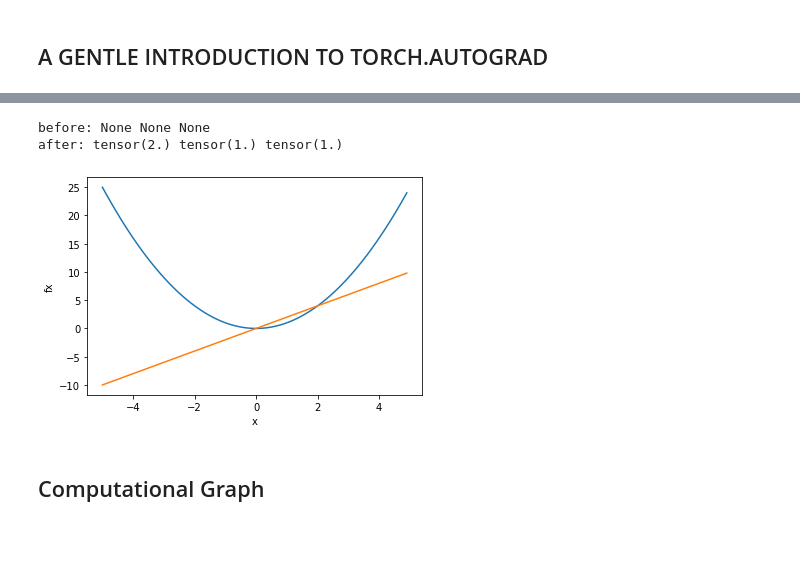
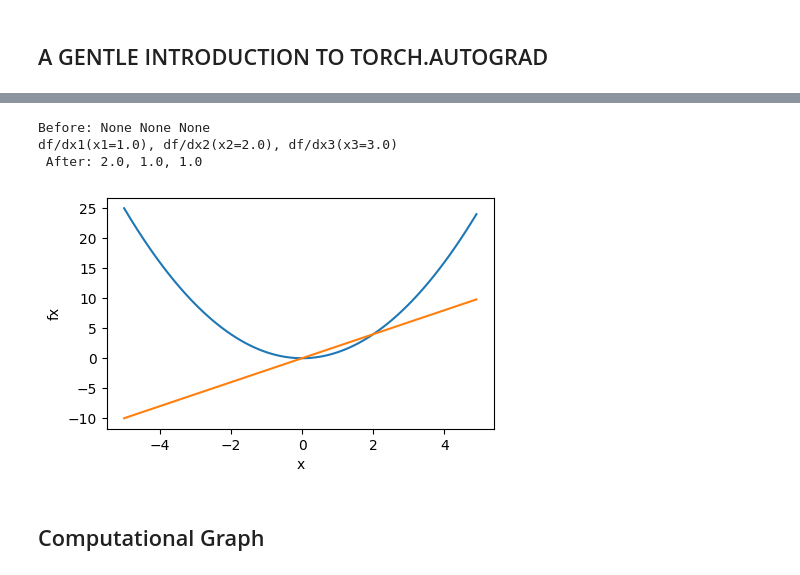
Before and after one commit to carlylezqy/Deep_Learning, a Jupyter notebook: Pytorch_Notebooks/Autograd.ipynb, the cells around one changed output, grey strips where cells are left out. Drawn from its saved outputs; the diff is of its cells as text; code cells hidden in the pictures; blank space fills up the shorter version.

```diff
--- a/Pytorch_Notebooks/Autograd.ipynb
+++ b/Pytorch_Notebooks/Autograd.ipynb
@@ -12,43 +15,43 @@ TypeError: 'module' object is not callable
 # %%
-x = torch.tensor(1.)
-a = torch.tensor(1., requires_grad=True)
-b = torch.tensor(2., requires_grad=True)
-c = torch.tensor(3., requires_grad=True)
+x1 = torch.tensor(1., requires_grad=True)
+x2 = torch.tensor(2., requires_grad=True)
+x3 = torch.tensor(3., requires_grad=True)
 
-y = a**2 * x + b * x + c
+y = x1**2 + x2 + x3
 
-print('before:', a.grad, b.grad, c.grad)
-grads = torch.autograd.grad(y, [a, b, c])
-print('after:', grads[0], grads[1], grads[2])
+print('Before:', x1.grad, x2.grad, x3.grad)
+grads = torch.autograd.grad(y, [x1, x2, x3])
+print(f"df/dx1(x1={x1}), df/dx2(x2={x2}), df/dx3(x3={x3})")
+print(' After:', f"{grads[0]}, {grads[1]}, {grads[2]}")
 # %% [output]
-before: None None None
-after: tensor(2.) tensor(1.) tensor(1.)
+Before: None None None
+df/dx1(x1=1.0), df/dx2(x2=2.0), df/dx3(x3=3.0)
+ After: 2.0, 1.0, 1.0
 # %%
 import seaborn as sns
 import numpy as np
 import pandas as pd
 from pandas import Series
 import matplotlib.pyplot as plt
 
-X = np.arange(-5, 5, 0.1)
-fX = np.zeros(len(X))
-dfX = np.zeros(len(X))
+X = torch.arange(-5, 5, 0.1, requires_grad=True)
+fX = X ** 2
+fX.sum().backward()
+#fX.backward(torch.ones_like(X))
+dfX = X.grad
 
-for i, x in enumerate(X):
-    x = torch.tensor(x, requires_grad=True)
-    fx = x ** 2
-    fX[i] = fx
-    fx.backward()
-    dfX[i] = x.grad
+X, fX, dfX = X.detach().numpy(), fX.detach().numpy(), dfX.detach().numpy()
 
 data = {'x': Series(X), 'fx': Series(fX), 'dfx': Series(dfX)}
 df = pd.DataFrame(data)
 
+plt.figure(figsize=(5, 3))
 sns.lineplot(data=df, x="x", y="fx")
 sns.lineplot(data=df, x="x", y="dfx")
+
 plt.show()
 # %% [output]
-[figure, old version]
+[figure, new version]
 # %% [markdown]
 ## Computational Graph
 # %%
```
Also changed, not shown: parts of 1 cell of this notebook.
